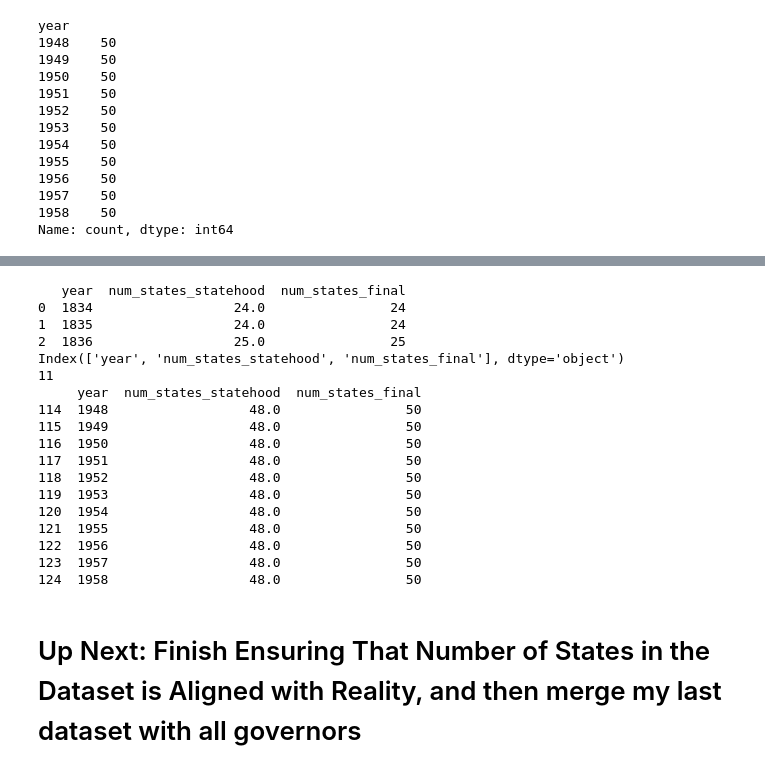
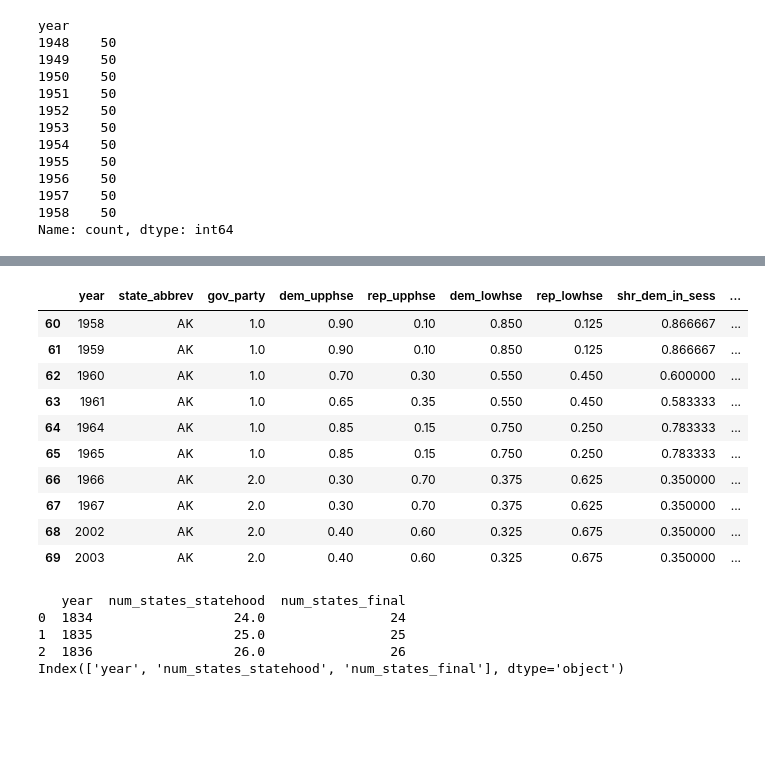
Before and after one commit to batShimon/similarity_data, a Jupyter notebook: merging_Klarner_and_ICPSR.ipynb, the cells around one changed output, grey strips where cells are left out. Cells and saved outputs as stored; diff of their text form; code cells hidden in the pictures; blank space fills up the shorter version.

Commit message:
Finished cleaning everything. Governor dataset seems to have a lot of mistakes so it seems like comparing against it is a futile effort

```diff
--- a/merging_Klarner_and_ICPSR.ipynb
+++ b/merging_Klarner_and_ICPSR.ipynb
@@ -1323,0 +1359,14 @@ klarner1[(klarner1['year'] >= 1948) & (klarner1['year'] < 1959) & (klarner1['sta
+# %%
+klarner_AK_HI[klarner_AK_HI['year'] >= 1958].head(10)
+# %% [output]
+|  | year | state_abbrev | gov_party | dem_upphse | rep_upphse | dem_lowhse | rep_lowhse | shr_dem_in_sess | ... |
+| 60 | 1958 | AK | 1.0 | 0.90 | 0.10 | 0.850 | 0.125 | 0.866667 | ... |
+| 61 | 1959 | AK | 1.0 | 0.90 | 0.10 | 0.850 | 0.125 | 0.866667 | ... |
+| 62 | 1960 | AK | 1.0 | 0.70 | 0.30 | 0.550 | 0.450 | 0.600000 | ... |
+| 63 | 1961 | AK | 1.0 | 0.65 | 0.35 | 0.550 | 0.450 | 0.583333 | ... |
+| 64 | 1964 | AK | 1.0 | 0.85 | 0.15 | 0.750 | 0.250 | 0.783333 | ... |
+| 65 | 1965 | AK | 1.0 | 0.85 | 0.15 | 0.750 | 0.250 | 0.783333 | ... |
+| 66 | 1966 | AK | 2.0 | 0.30 | 0.70 | 0.375 | 0.625 | 0.350000 | ... |
+| 67 | 1967 | AK | 2.0 | 0.30 | 0.70 | 0.375 | 0.625 | 0.350000 | ... |
+| 68 | 2002 | AK | 2.0 | 0.40 | 0.60 | 0.325 | 0.675 | 0.350000 | ... |
+| 69 | 2003 | AK | 2.0 | 0.40 | 0.60 | 0.325 | 0.675 | 0.350000 | ... |
@@ -1324,4 +1378,6 @@ klarner1[(klarner1['year'] >= 1948) & (klarner1['year'] < 1959) & (klarner1['sta
 # %%
+num_of_states_final = final_df['year'].value_counts()
+
 merged_num_of_states = pd.merge(num_of_states, num_of_states_final, on='year', how='outer')
 
 merged_num_of_states = merged_num_of_states.rename(
@@ -1333,32 +1389,11 @@ merged_num_of_states = merged_num_of_states.rename(
 print(merged_num_of_states.head(3))
 print(merged_num_of_states.columns)
 
-# Check if the columns align
-mismatched_rows = merged_num_of_states[
-    merged_num_of_states['num_states_statehood'] != merged_num_of_states['num_states_final']
-]
-
-# Display the mismatched rows with all relevant columns
-print(mismatched_rows.shape[0])
-print(mismatched_rows[['year', 'num_states_statehood', 'num_states_final']].sort_values(by='year'))
+# Assert that the number of states in the final data aligns with the reality
+assert (merged_num_of_states['num_states_statehood'] == merged_num_of_states['num_states_final']).all(), "Mismatch found between num_states_statehood and num_states_final"
 # %% [output]
    year  num_states_statehood  num_states_final
 0  1834                  24.0                24
-1  1835                  24.0                24
-2  1836                  25.0                25
+1  1835                  25.0                25
+2  1836                  26.0                26
 Index(['year', 'num_states_statehood', 'num_states_final'], dtype='object')
-11
-     year  num_states_statehood  num_states_final
-114  1948                  48.0                50
-115  1949                  48.0                50
-116  1950                  48.0                50
-117  1951                  48.0                50
-118  1952                  48.0                50
-119  1953                  48.0                50
-120  1954                  48.0                50
-121  1955                  48.0                50
-122  1956                  48.0                50
-123  1957                  48.0                50
-124  1958                  48.0                50
-# %% [markdown]
-# Up Next: Finish Ensuring That Number of States in the Dataset is Aligned with Reality, and then merge my last dataset with all governors
```
Also changed, not shown: parts of 12 cells of this notebook, 1 other file.
